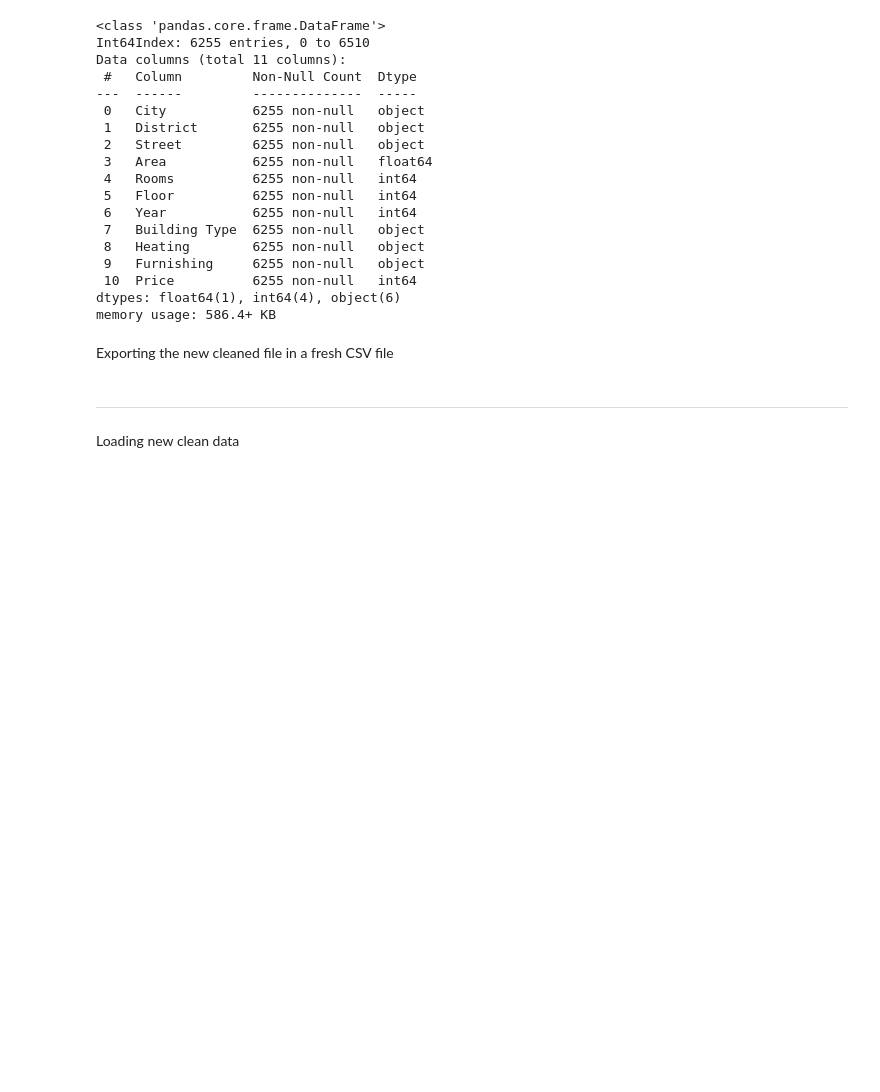
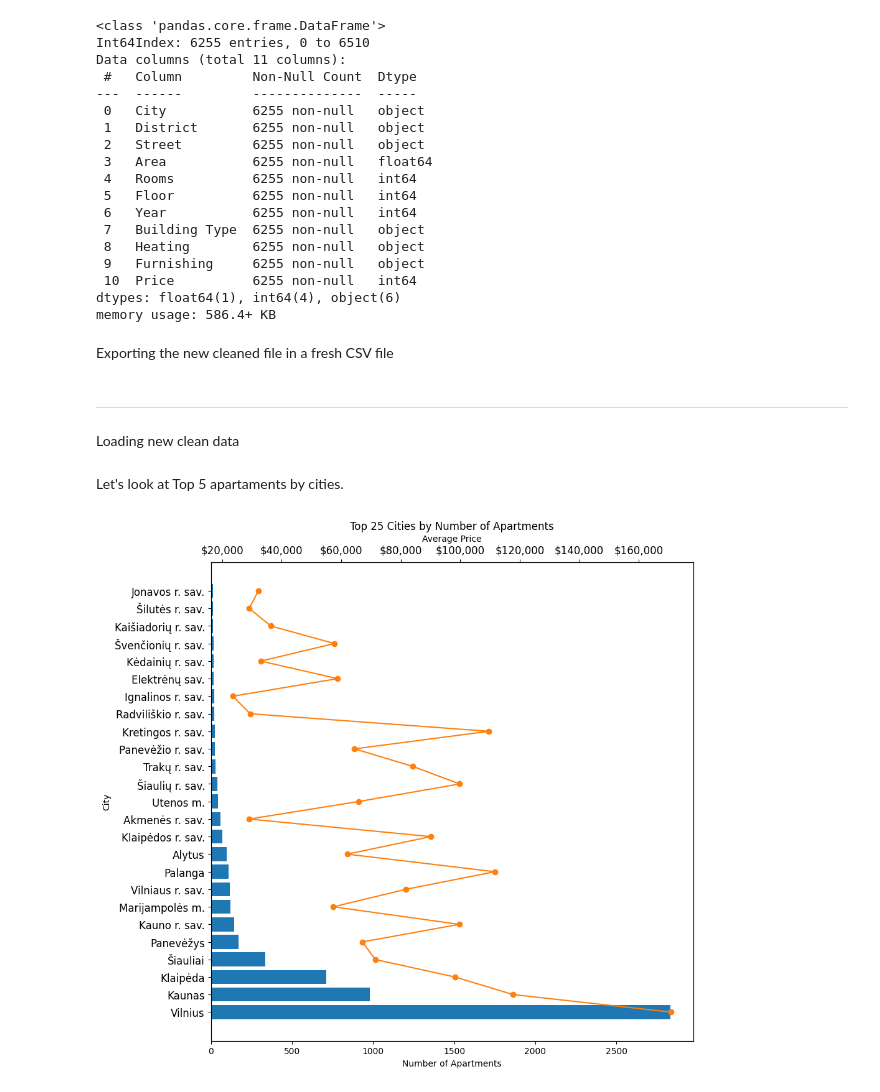
Before and after one commit to erikonasz/AruodasScrape, a Jupyter notebook: data-analysis/model.ipynb, the cells around one changed output. Cells and saved outputs as stored; diff of their text form; code cells hidden in the pictures; blank space fills up the shorter version.

```diff
--- a/data-analysis/model.ipynb
+++ b/data-analysis/model.ipynb
@@ -241,3 +247,26 @@ df.to_csv("apartments_clean.csv", index=False)
 Loading new clean data
 # %%
 data = pd.read_csv("apartments_clean.csv")
+# %% [markdown]
+Let's look at Top 5 apartaments by cities.
+# %%
+city_stats = data.groupby('City').agg({'Price': 'mean', 'Rooms': 'count'})
+top_cities = city_stats.nlargest(25, 'Rooms')
+
+fig, ax1 = plt.subplots(figsize=(10,10))
+ax1.barh(top_cities.index, top_cities['Rooms'], color='C0')
+ax1.set_xlabel('Number of Apartments')
+ax1.set_ylabel('City')
+ax1.tick_params(axis='y', labelsize=12)
+
+ax2 = ax1.twiny()
+ax2.plot(top_cities['Price'], top_cities.index, color='C1', marker='o')
+ax2.set_xlabel('Average Price')
+ax2.tick_params(axis='x', labelsize=12)
+ax2.xaxis.set_major_formatter('${x:,.0f}')
+
+plt.title('Top 25 Cities by Number of Apartments')
+
+plt.show()
+# %% [output]
+[figure, added]
```
Also changed, not shown: parts of 23 cells of this notebook.
